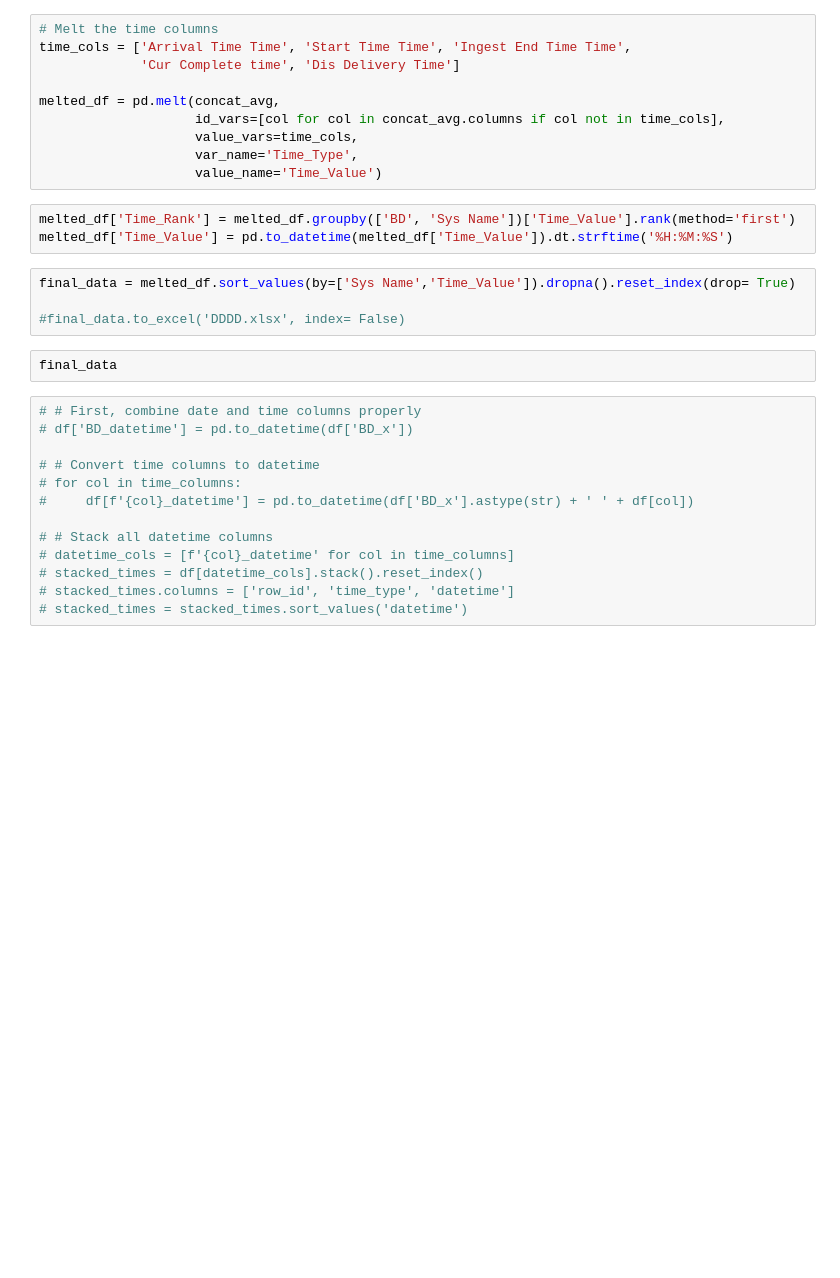
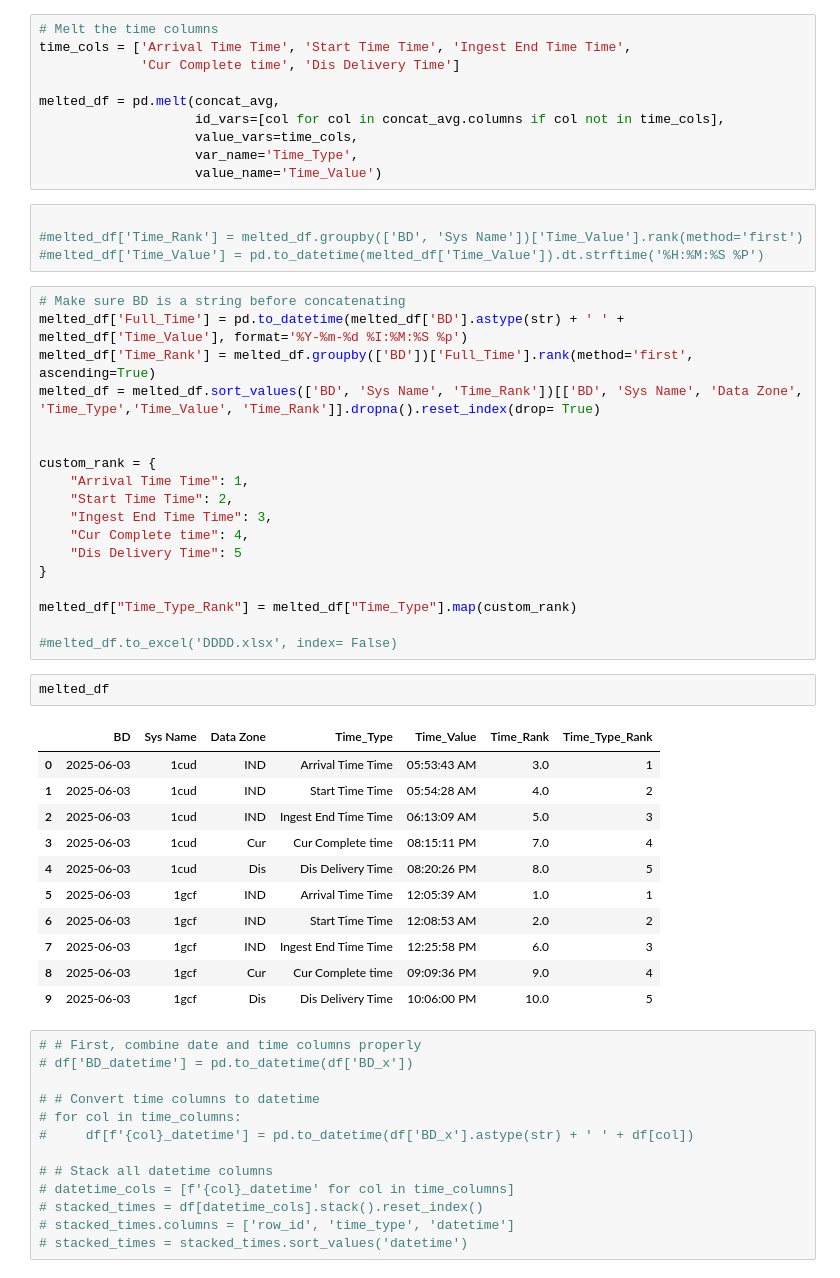
Before and after one commit to amir25-rahman/tempo, a Jupyter notebook: vg_2.ipynb, the cells around one changed output. Drawn from its saved outputs; the diff is of its cells as text; blank space fills up the shorter version.

```diff
--- a/vg_2.ipynb
+++ b/vg_2.ipynb
@@ -110,14 +120,41 @@ melted_df = pd.melt(concat_avg,
                     var_name='Time_Type',
                     value_name='Time_Value')
 # %%
-melted_df['Time_Rank'] = melted_df.groupby(['BD', 'Sys Name'])['Time_Value'].rank(method='first')
-melted_df['Time_Value'] = pd.to_datetime(melted_df['Time_Value']).dt.strftime('%H:%M:%S')
+
+#melted_df['Time_Rank'] = melted_df.groupby(['BD', 'Sys Name'])['Time_Value'].rank(method='first')
+#melted_df['Time_Value'] = pd.to_datetime(melted_df['Time_Value']).dt.strftime('%H:%M:%S %P')
 # %%
-final_data = melted_df.sort_values(by=['Sys Name','Time_Value']).dropna().reset_index(drop= True)
+# Make sure BD is a string before concatenating
+melted_df['Full_Time'] = pd.to_datetime(melted_df['BD'].astype(str) + ' ' + melted_df['Time_Value'], format='%Y-%m-%d %I:%M:%S %p')
+melted_df['Time_Rank'] = melted_df.groupby(['BD'])['Full_Time'].rank(method='first', ascending=True)
+melted_df = melted_df.sort_values(['BD', 'Sys Name', 'Time_Rank'])[['BD', 'Sys Name', 'Data Zone', 'Time_Type','Time_Value', 'Time_Rank']].dropna().reset_index(drop= True)
 
-#final_data.to_excel('DDDD.xlsx', index= False)
+
+custom_rank = {
+    "Arrival Time Time": 1,
+    "Start Time Time": 2,
+    "Ingest End Time Time": 3,
+    "Cur Complete time": 4,
+    "Dis Delivery Time": 5
+}
+
+melted_df["Time_Type_Rank"] = melted_df["Time_Type"].map(custom_rank)
+
+#melted_df.to_excel('DDDD.xlsx', index= False)
-# %%
-final_data
+# %%
+melted_df
+# %% [output]
+|  | BD | Sys Name | Data Zone | Time_Type | Time_Value | Time_Rank | Time_Type_Rank |
+| 0 | 2025-06-03 | 1cud | IND | Arrival Time Time | 05:53:43 AM | 3.0 | 1 |
+| 1 | 2025-06-03 | 1cud | IND | Start Time Time | 05:54:28 AM | 4.0 | 2 |
+| 2 | 2025-06-03 | 1cud | IND | Ingest End Time Time | 06:13:09 AM | 5.0 | 3 |
+| 3 | 2025-06-03 | 1cud | Cur | Cur Complete time | 08:15:11 PM | 7.0 | 4 |
+| 4 | 2025-06-03 | 1cud | Dis | Dis Delivery Time | 08:20:26 PM | 8.0 | 5 |
+| 5 | 2025-06-03 | 1gcf | IND | Arrival Time Time | 12:05:39 AM | 1.0 | 1 |
+| 6 | 2025-06-03 | 1gcf | IND | Start Time Time | 12:08:53 AM | 2.0 | 2 |
+| 7 | 2025-06-03 | 1gcf | IND | Ingest End Time Time | 12:25:58 PM | 6.0 | 3 |
+| 8 | 2025-06-03 | 1gcf | Cur | Cur Complete time | 09:09:36 PM | 9.0 | 4 |
+| 9 | 2025-06-03 | 1gcf | Dis | Dis Delivery Time | 10:06:00 PM | 10.0 | 5 |
 # %%
 # # First, combine date and time columns properly
 # df['BD_datetime'] = pd.to_datetime(df['BD_x'])
```
Also changed, not shown: parts of 1 cell of this notebook.
